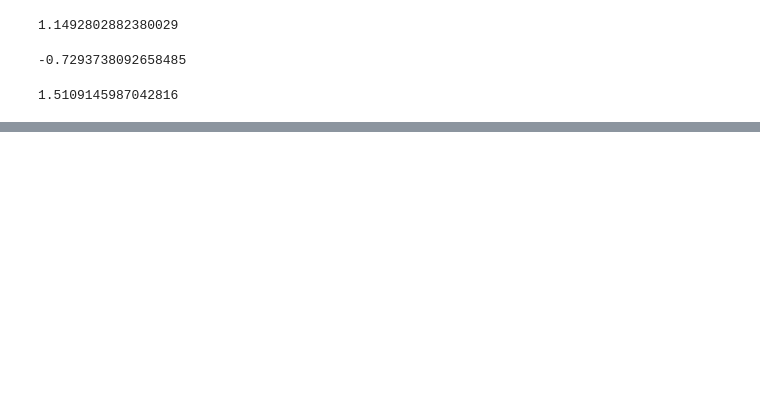
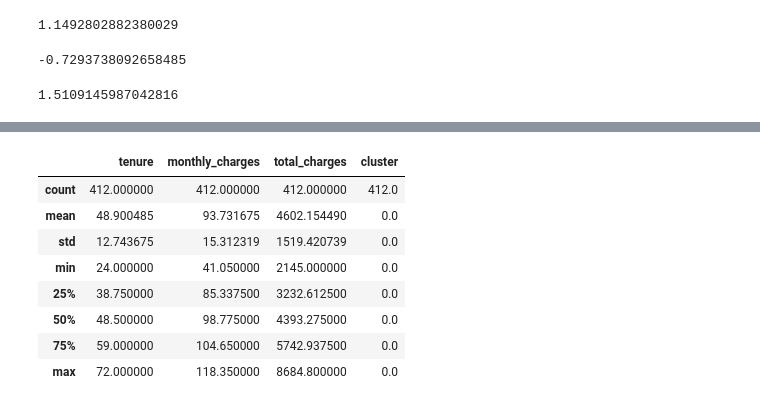
Before and after one commit to FTDS-assignment-bay/p2-final-project-ftds-001-sby-group-001, a Jupyter notebook: data_scientist.ipynb, the cells around one changed output, grey strips where cells are left out. Saved outputs shown, nothing was run; the diff lists cells and outputs as text; code cells hidden in the pictures; blank space fills up the shorter version.

```diff
--- a/data_scientist.ipynb
+++ b/data_scientist.ipynb
@@ -509,0 +522,12 @@ Name: churn, dtype: int64
+# %%
+dfnew[dfnew['cluster']==0].describe()
+# %% [output]
+|  | tenure | monthly_charges | total_charges | cluster |
+| count | 412.000000 | 412.000000 | 412.000000 | 412.0 |
+| mean | 48.900485 | 93.731675 | 4602.154490 | 0.0 |
+| std | 12.743675 | 15.312319 | 1519.420739 | 0.0 |
+| min | 24.000000 | 41.050000 | 2145.000000 | 0.0 |
+| 25% | 38.750000 | 85.337500 | 3232.612500 | 0.0 |
+| 50% | 48.500000 | 98.775000 | 4393.275000 | 0.0 |
+| 75% | 59.000000 | 104.650000 | 5742.937500 | 0.0 |
+| max | 72.000000 | 118.350000 | 8684.800000 | 0.0 |
```
Also changed, not shown: parts of 27 cells of this notebook.
